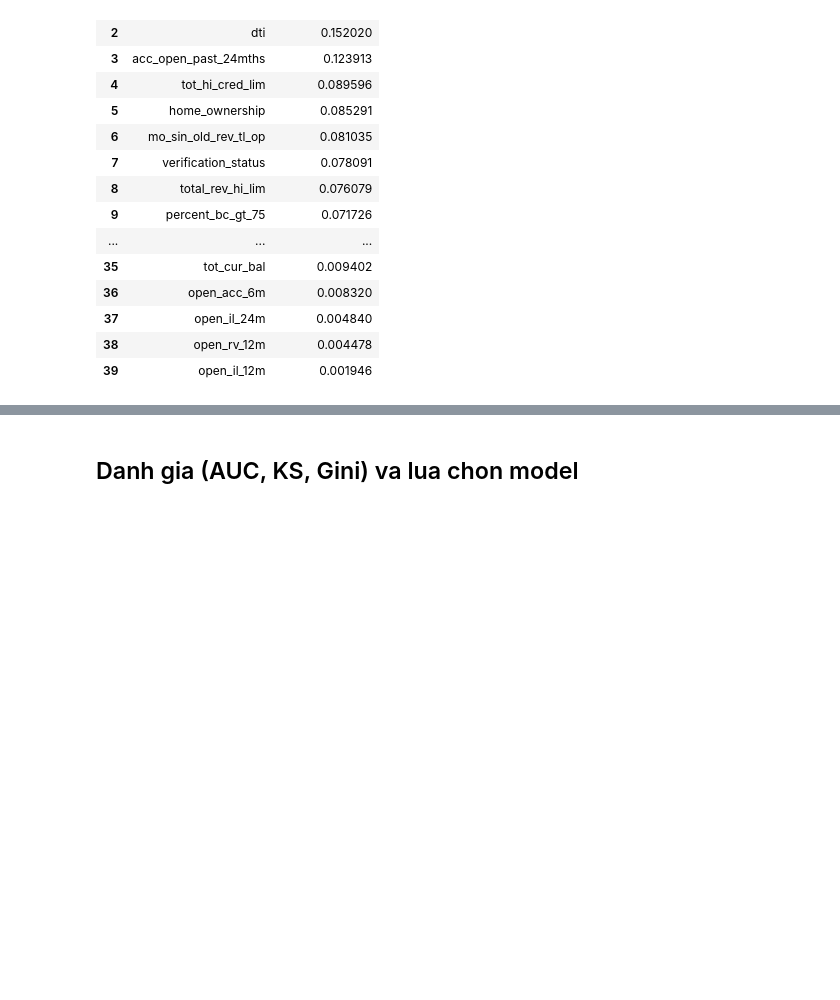
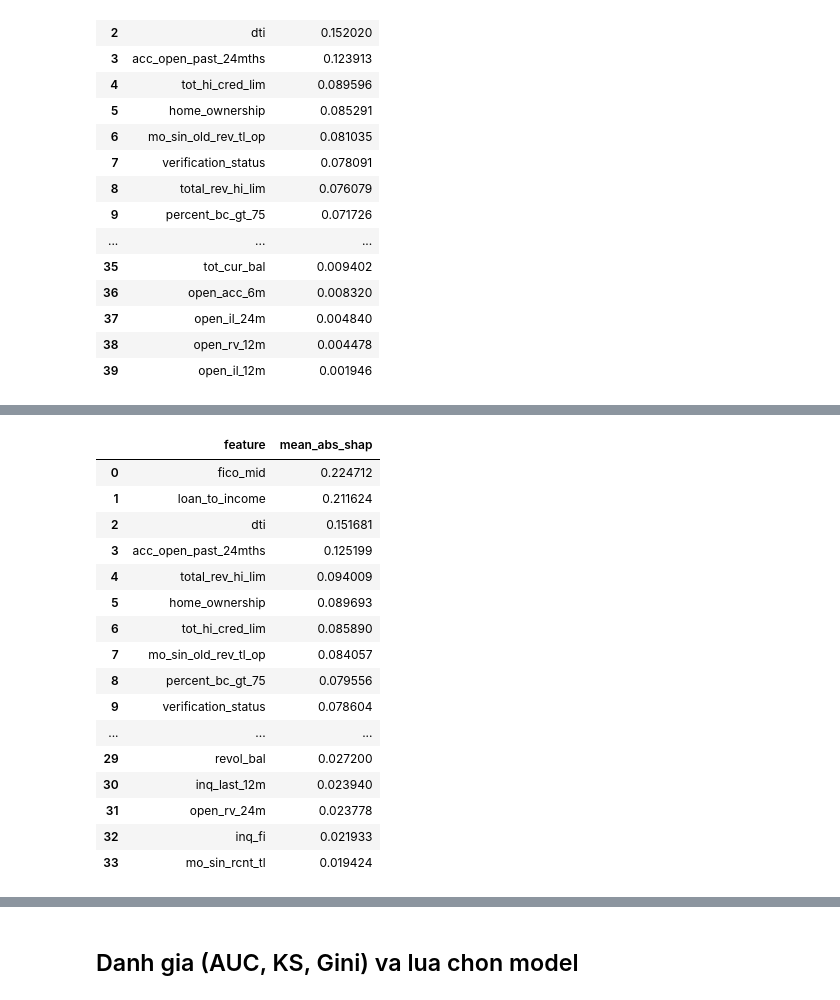
Before and after one commit to AnhNgone/CRA-CL, a Jupyter notebook: notebooks/04_modeling.ipynb, the cells around one changed output, grey strips where cells are left out. Cells and saved outputs as stored; diff of their text form; code cells hidden in the pictures; blank space fills up the shorter version.

```diff
--- a/notebooks/04_modeling.ipynb
+++ b/notebooks/04_modeling.ipynb
@@ -174,0 +184,63 @@ shap_importance
+# %%
+SHAP_NOISE_THRESHOLD = 0.01
+noise_features = shap_importance.loc[
+    shap_importance['mean_abs_shap'] < SHAP_NOISE_THRESHOLD, 'feature'
+].tolist()
+print(f'Cat {len(noise_features)}/{len(WOE_FEATURES)} bien co mean|SHAP| < {SHAP_NOISE_THRESHOLD}: {noise_features}')
+
+WOE_FEATURES = [f for f in WOE_FEATURES if f[:-4] not in noise_features]
+RAW_FEATURES = [f for f in RAW_FEATURES if f not in noise_features]
+cat_features = [c for c in cat_features if c in RAW_FEATURES]
+print(f'Con lai {len(WOE_FEATURES)} bien')
+
+X_train, X_val, X_test = train_df[WOE_FEATURES], val_df[WOE_FEATURES], test_df[WOE_FEATURES]
+train_raw, val_raw, test_raw = train_raw[RAW_FEATURES], val_raw[RAW_FEATURES], test_raw[RAW_FEATURES]
+
+# --- Train lai Logistic Regression + WOE tren tap feature da cat ---
+lr = LogisticRegression(max_iter=1000)
+lr.fit(X_train, y_train)
+lr_train_auc = roc_auc_score(y_train, lr.predict_proba(X_train)[:, 1])
+lr_val_auc = roc_auc_score(y_val, lr.predict_proba(X_val)[:, 1])
+lr_test_auc = roc_auc_score(y_test, lr.predict_proba(X_test)[:, 1])
+print(f'\n[Sau khi cat] LR AUC - train: {lr_train_auc:.4f}, val: {lr_val_auc:.4f}, test: {lr_test_auc:.4f}')
+
+coef_table = pd.DataFrame({'feature': WOE_FEATURES, 'coef': lr.coef_[0]}).sort_values('coef')
+wrong_sign = coef_table.loc[coef_table['coef'] > 0, 'feature'].tolist()
+print(f'[Sau khi cat] {len(wrong_sign)}/{len(WOE_FEATURES)} he so DUONG (sai dau): {wrong_sign}')
+
+# --- Train lai LightGBM tren tap feature da cat ---
+lgb_train = lgb.Dataset(train_raw, label=y_train, categorical_feature=cat_features, free_raw_data=False)
+lgb_val = lgb.Dataset(
+    val_raw, label=y_val, reference=lgb_train, categorical_feature=cat_features, free_raw_data=False
+)
+gbm = lgb.train(
+    params,
+    lgb_train,
+    num_boost_round=1000,
+    valid_sets=[lgb_train, lgb_val],
+    callbacks=[lgb.early_stopping(50), lgb.log_evaluation(0)],
+)
+gbm_train_auc = roc_auc_score(y_train, gbm.predict(train_raw, num_iteration=gbm.best_iteration))
+gbm_val_auc = roc_auc_score(y_val, gbm.predict(val_raw, num_iteration=gbm.best_iteration))
+gbm_test_auc = roc_auc_score(y_test, gbm.predict(test_raw, num_iteration=gbm.best_iteration))
+print(f'[Sau khi cat] LightGBM AUC - train: {gbm_train_auc:.4f}, val: {gbm_val_auc:.4f}, test: {gbm_test_auc:.4f}')
+print('best_iteration:', gbm.best_iteration)
+
+# --- Tinh lai SHAP cho model da cat (day la ban se duoc luu vao shap_importance.csv/png) ---
+shap_sample = test_raw.sample(min(5000, len(test_raw)), random_state=42)
+explainer = shap.TreeExplainer(gbm)
+shap_values = explainer.shap_values(shap_sample)
+if isinstance(shap_values, list):
+    shap_values = shap_values[1]
+
+shap.summary_plot(shap_values, shap_sample, plot_type='bar', show=False)
+plt.tight_layout()
+plt.savefig(REPORTS_FIGURES / 'shap_feature_importance.png', dpi=100, bbox_inches='tight')
+plt.close()
+
+shap_importance = pd.DataFrame({
+    'feature': shap_sample.columns,
+    'mean_abs_shap': np.abs(shap_values).mean(axis=0),
+}).sort_values('mean_abs_shap', ascending=False).reset_index(drop=True)
+shap_importance
+# %% [output]
@@ -174,0 +257,17 @@ shap_importance
+|  | feature | mean_abs_shap |
+| 0 | fico_mid | 0.224712 |
+| 1 | loan_to_income | 0.211624 |
+| 2 | dti | 0.151681 |
+| 3 | acc_open_past_24mths | 0.125199 |
+| 4 | total_rev_hi_lim | 0.094009 |
+| 5 | home_ownership | 0.089693 |
+| 6 | tot_hi_cred_lim | 0.085890 |
+| 7 | mo_sin_old_rev_tl_op | 0.084057 |
+| 8 | percent_bc_gt_75 | 0.079556 |
+| 9 | verification_status | 0.078604 |
+| ... | ... | ... |
+| 29 | revol_bal | 0.027200 |
+| 30 | inq_last_12m | 0.023940 |
+| 31 | open_rv_24m | 0.023778 |
+| 32 | inq_fi | 0.021933 |
+| 33 | mo_sin_rcnt_tl | 0.019424 |
```
Also changed, not shown: parts of 8 cells of this notebook, 17 other files.
